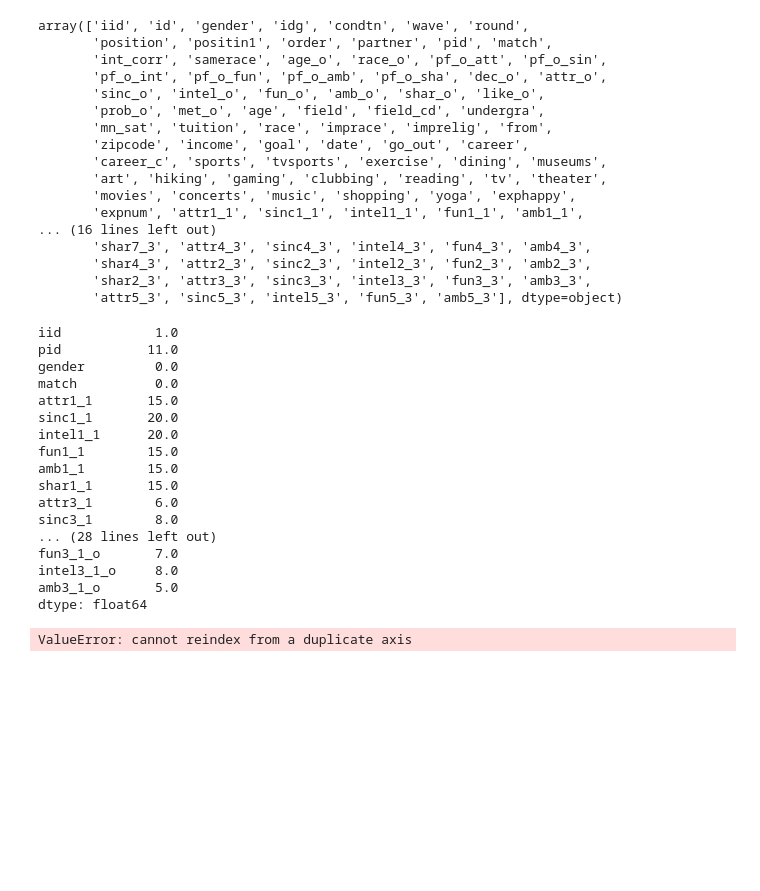
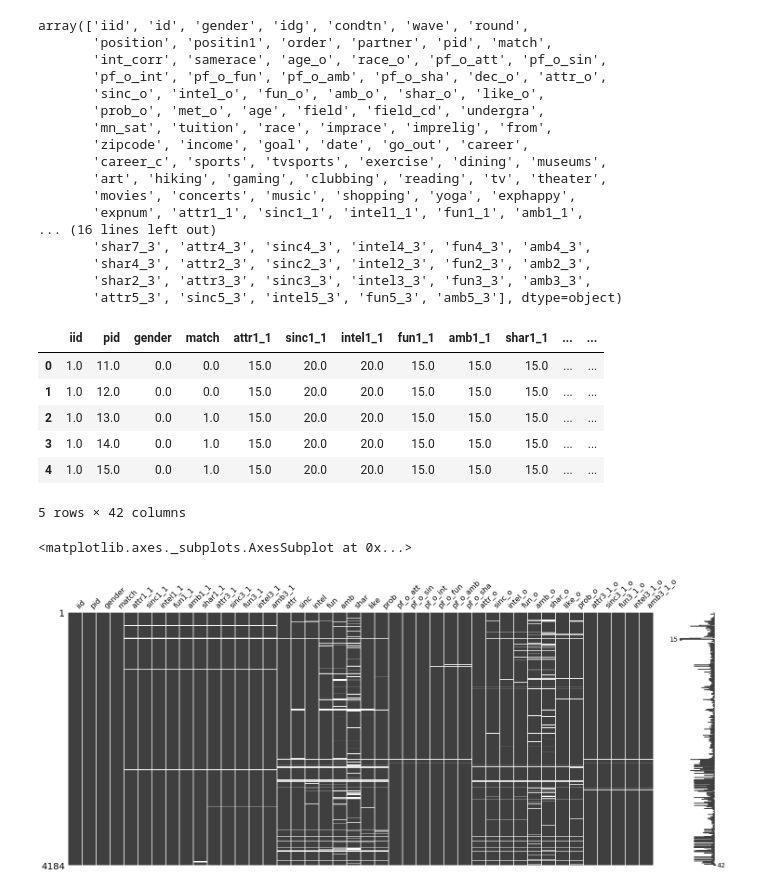
Before and after one commit to imsaulpark/Speed-dating-in-kaggle, a Jupyter notebook: Data prorprocessing.ipynb, the cells around one changed output. Saved outputs shown, nothing was run; the diff lists cells and outputs as text; code cells hidden in the pictures; blank space fills up the shorter version.

Commit message:
Solve making dataframe for match.

```diff
--- a/Data prorprocessing.ipynb
+++ b/Data prorprocessing.ipynb
@@ -44,61 +43,52 @@ cols = ['iid', 'pid', 'gender', 'match',
 
 df_selected = df_data.loc[:, cols]
 
+# Separate dataframe into male and female.
 df_male = df_selected.loc[ df_selected['gender'] == 0 ]
 df_female = df_selected.loc[ df_selected['gender'] == 1 ]
 
-# Let's make dataframe for matching.
+# Select columns we want from female's dataframe.
+attr3 = ['iid', 'attr3_1', 'sinc3_1', 'fun3_1', 'intel3_1',  'amb3_1']
+df_female = df_female.loc[:, attr3]
+
+# Drop duplicated Index from female's dataframe.
+df_female.drop_duplicates('iid', inplace=True)
+
+# Let's make dataframe for matching. (empty yet)
 df_match = pd.DataFrame( data = None, columns = cols + ['attr3_1_o', 'sinc3_1_o', 'fun3_1_o', 'intel3_1_o',  'amb3_1_o'] )
 index = 0
 
+# Let's fill each rows of dataframe for matching.
 for m_index, m_row in df_male.iterrows() :
     pid = m_row['pid']
 
-    # Find pid in female group.
+#     Find partner id in female group corresponding to each row.
     for f_index, f_row in df_female.iterrows() :
-        if f_row['iid'] == pid :
+        if pid == f_row['iid'] :
 
-            # Select female's columns we want.
-            attr3 = ['iid', 'attr3_1', 'sinc3_1', 'fun3_1', 'intel3_1', 'amb3_1']
-            col_attr = f_row[attr3]
+#           Extract values from each row of dataframes.
+            values = list(m_row.values) + list(f_row.values[1:])
 
-            # Rename each column before concat.
-            col_attr.rename( {'attr3_1' : 'attr3_1_o',
-                              'sinc3_1' : 'sinc3_1_o',
-                              'fun3_1' : 'fun3_1_o',
-                              'intel3_1' : 'intel3_1_o',
-                              'amb3_1' : 'amb3_1_o'},
-                            inplace=True)
-
-            # Concat female's columns into male's row.
-            a = pd.concat([m_row, col_attr])
-            print(a)
-
-            df_match = df_match.append(a, ignore_index=True)
-#             df_match.loc[index] = a
+#           Fill a row of match dataframe
+            df_match.loc[index] = values
             index += 1
+#             print(index)
 
             break
-    if index == 1 :
-        break
+#     if index ==  :
+#         break
 
 df_match.head()
 # %% [output]
+|  | iid | pid | gender | match | attr1_1 | sinc1_1 | intel1_1 | fun1_1 | amb1_1 | shar1_1 | ... | ... |
+| 0 | 1.0 | 11.0 | 0.0 | 0.0 | 15.0 | 20.0 | 20.0 | 15.0 | 15.0 | 15.0 | ... | ... |
+| 1 | 1.0 | 12.0 | 0.0 | 0.0 | 15.0 | 20.0 | 20.0 | 15.0 | 15.0 | 15.0 | ... | ... |
+| 2 | 1.0 | 13.0 | 0.0 | 1.0 | 15.0 | 20.0 | 20.0 | 15.0 | 15.0 | 15.0 | ... | ... |
+| 3 | 1.0 | 14.0 | 0.0 | 1.0 | 15.0 | 20.0 | 20.0 | 15.0 | 15.0 | 15.0 | ... | ... |
+| 4 | 1.0 | 15.0 | 0.0 | 1.0 | 15.0 | 20.0 | 20.0 | 15.0 | 15.0 | 15.0 | ... | ... |
-iid            1.0
-pid           11.0
-gender         0.0
-match          0.0
-attr1_1       15.0
-sinc1_1       20.0
-intel1_1      20.0
-fun1_1        15.0
-amb1_1        15.0
-shar1_1       15.0
-attr3_1        6.0
-sinc3_1        8.0
-... (28 lines left out)
-fun3_1_o       7.0
-intel3_1_o     8.0
-amb3_1_o       5.0
-dtype: float64
+5 rows × 42 columns
-ValueError: cannot reindex from a duplicate axis
+# %%
+msno.matrix(df_match)
+# %% [output]
+<matplotlib.axes._subplots.AxesSubplot at 0x...>
+[figure, added]
```
Also changed, not shown: parts of 1 cell of this notebook.
